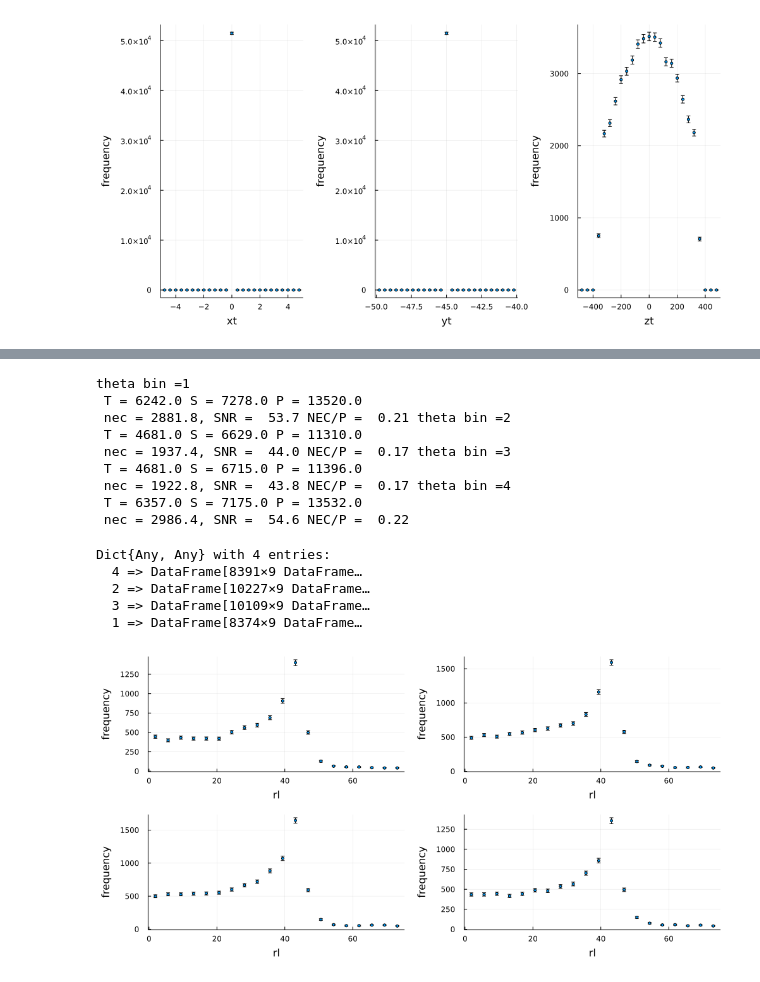
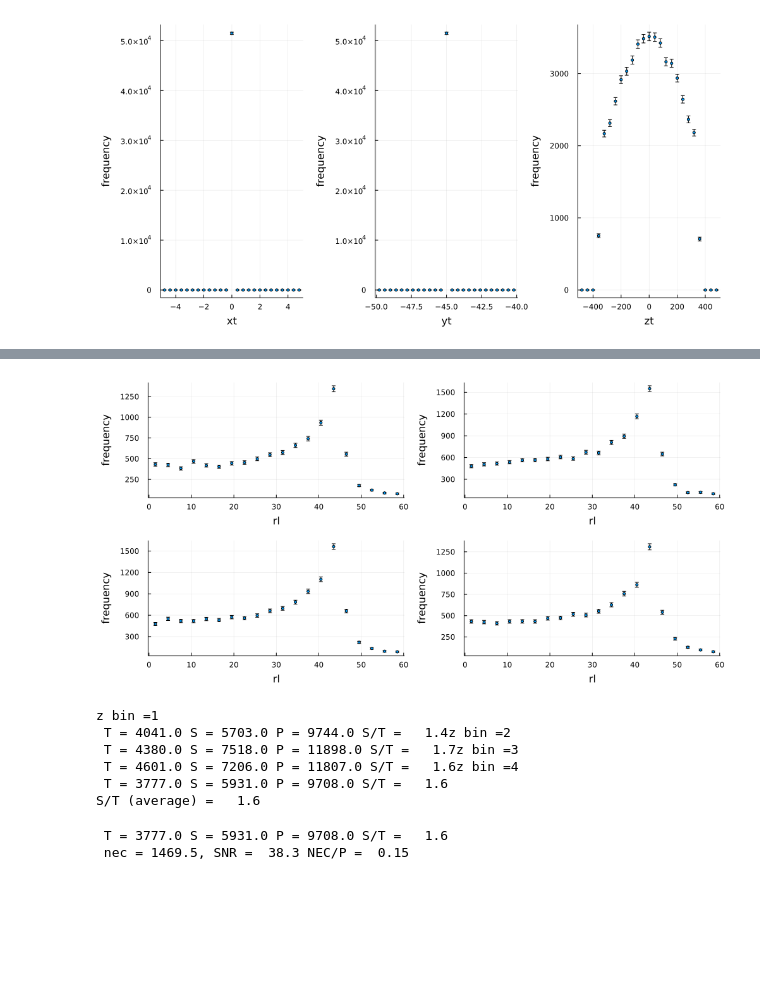
Before and after one commit to jjgomezcadenas/mytest, a Jupyter notebook: notebooks/nema4_20mm.ipynb, the cells around one changed output, grey strips where cells are left out. Drawn from its saved outputs; the diff is of its cells as text; code cells hidden in the pictures; blank space fills up the shorter version.

```diff
--- a/notebooks/nema4_20mm.ipynb
+++ b/notebooks/nema4_20mm.ipynb
@@ -380,30 +395,39 @@ plot(PR[1], PR[2], PR[3], PR[4], layout= (2, 2), legend=false, fmt = :png, size
+# %%
+HRZ = []
+PRZ = []
+for (i, zdf) in enumerate(zdfs)
+    hr,pr = hist1d(zdf.rl, "rl", 20, 0.0, 60.)
+    push!(HRZ, hr)
+    push!(PRZ, pr)
+end
+# %%
+plot(PRZ..., layout= (2, 2), legend=false, fmt = :png, size = (1000, 500),
+        left_margin=5Plots.mm, right_margin=1Plots.mm, bottom_margin=5Plots.mm)
+# %% [output]
+[figure, added]
+# %%
+SOT = []
+for (i, hrl) in enumerate(HRZ)
+    println("z bin =", i)
+    S,T,P = ANema.stp(hrl, i0 = 6, i1 = 20)
+    push!(SOT, S/T)
+    @printf " T = %5.1f S = %5.1f P = %5.1f S/T = %5.1f" T S P S/T
+end
+sot = mean(SOT)
+@printf "\nS/T (average) = %5.1f" sot
+# %% [output]
+z bin =1
+ T = 4041.0 S = 5703.0 P = 9744.0 S/T =   1.4z bin =2
+ T = 4380.0 S = 7518.0 P = 11898.0 S/T =   1.7z bin =3
+ T = 4601.0 S = 7206.0 P = 11807.0 S/T =   1.6z bin =4
+ T = 3777.0 S = 5931.0 P = 9708.0 S/T =   1.6
+S/T (average) =   1.6
 # %%
-for (i, hrl) in enumerate(HR)
-    println("theta bin =", i)
-    S,T,P = stp(hrl, i0 = 4, i1 = 15)
-    @printf " T = %5.1f S = %5.1f P = %5.1f" T S P
+S,T,P = ANema.stp(hr, i0 = 6, i1 = 20)
+    @printf " T = %5.1f S = %5.1f P = %5.1f S/T = %5.1f" T S P S/T
     println()
     nec = T/(1 + S/T)
     @printf " nec = %5.1f, SNR = %5.1f NEC/P = %5.2f " nec sqrt(nec) nec/P
-end
 # %% [output]
-theta bin =1
- T = 6242.0 S = 7278.0 P = 13520.0
- nec = 2881.8, SNR =  53.7 NEC/P =  0.21 theta bin =2
- T = 4681.0 S = 6629.0 P = 11310.0
- nec = 1937.4, SNR =  44.0 NEC/P =  0.17 theta bin =3
- T = 4681.0 S = 6715.0 P = 11396.0
- nec = 1922.8, SNR =  43.8 NEC/P =  0.17 theta bin =4
- T = 6357.0 S = 7175.0 P = 13532.0
- nec = 2986.4, SNR =  54.6 NEC/P =  0.22
+ T = 3777.0 S = 5931.0 P = 9708.0 S/T =   1.6
+ nec = 1469.5, SNR =  38.3 NEC/P =  0.15
-# %%
-nbint = 1
-nbinz = 4
-drl = ANema.ztsinogram(sxdf, nbinz=nbinz, zmin=-350.0, zmax=350.0,
-                nbint=nbint, tmin=-Float64(π), tmax=Float64(π))
-# %% [output]
-Dict{Any, Any} with 4 entries:
-  4 => DataFrame[8391×9 DataFrame…
-  2 => DataFrame[10227×9 DataFrame…
-  3 => DataFrame[10109×9 DataFrame…
-  1 => DataFrame[8374×9 DataFrame…
@@ -412,5 +433,0 @@ HR, PR = ANema.zsgrm(drl, nbinz=4, nbin=20);
-# %%
-plot(PR[1], PR[2], PR[3], PR[4], layout= (2, 2), legend=false, fmt = :png, size = (1000, 500),
-        left_margin=5Plots.mm, right_margin=1Plots.mm, bottom_margin=5Plots.mm)
-# %% [output]
-[figure, removed]
```
Also changed, not shown: parts of 49 cells of this notebook, 2 other files.
